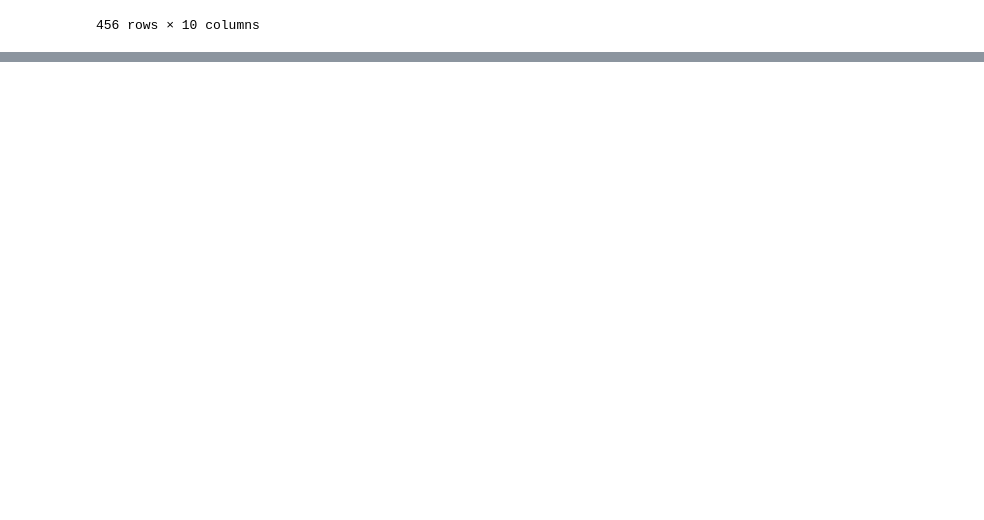
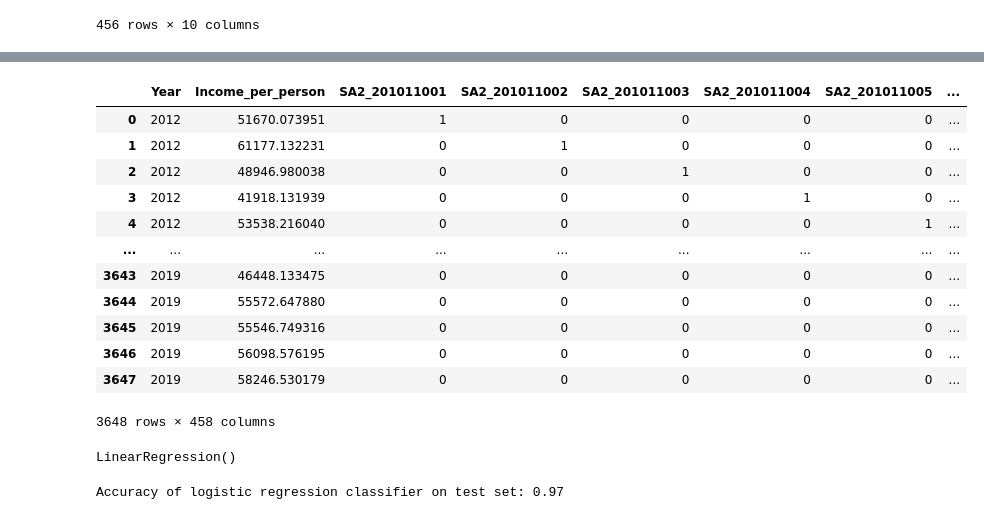
Before and after one commit to MAST30034-Applied-Data-Science/generic-real-estate-consulting-project-group-43, a Jupyter notebook: notebooks/External/income_predict.ipynb, the cells around one changed output, grey strips where cells are left out. Drawn from its saved outputs; the diff is of its cells as text; code cells hidden in the pictures; blank space fills up the shorter version.

Commit message:
predict 2020 - 2027 income per person

```diff
--- a/notebooks/External/income_predict.ipynb
+++ b/notebooks/External/income_predict.ipynb
@@ -24,0 +28,4 @@ from statsmodels.formula.api import ols
+# %%
+# https://stackoverflow.com/questions/28654047/convert-columns-into-rows-with-pandas
+income = income.melt(id_vars=["SA2", "SA2 NAME"], var_name = "Year", value_name="Income_per_person")
+income
@@ -24,0 +46,17 @@ from statsmodels.formula.api import ols
+# %%
+incomeDummies = pd.get_dummies(income, columns=['SA2']).drop(columns="SA2 NAME")
+incomeDummies
+# %% [output]
+|  | Year | Income_per_person | SA2_201011001 | SA2_201011002 | SA2_201011003 | SA2_201011004 | SA2_201011005 | ... |
+| 0 | 2012 | 51670.073951 | 1 | 0 | 0 | 0 | 0 | ... |
+| 1 | 2012 | 61177.132231 | 0 | 1 | 0 | 0 | 0 | ... |
+| 2 | 2012 | 48946.980038 | 0 | 0 | 1 | 0 | 0 | ... |
+| 3 | 2012 | 41918.131939 | 0 | 0 | 0 | 1 | 0 | ... |
+| 4 | 2012 | 53538.216040 | 0 | 0 | 0 | 0 | 1 | ... |
+| ... | ... | ... | ... | ... | ... | ... | ... | ... |
+| 3643 | 2019 | 46448.133475 | 0 | 0 | 0 | 0 | 0 | ... |
+| 3644 | 2019 | 55572.647880 | 0 | 0 | 0 | 0 | 0 | ... |
+| 3645 | 2019 | 55546.749316 | 0 | 0 | 0 | 0 | 0 | ... |
+| 3646 | 2019 | 56098.576195 | 0 | 0 | 0 | 0 | 0 | ... |
+| 3647 | 2019 | 58246.530179 | 0 | 0 | 0 | 0 | 0 | ... |
+3648 rows × 458 columns
@@ -24,0 +66,11 @@ from statsmodels.formula.api import ols
+# %%
+X_train, X_test, y_train, y_test = train_test_split(X, y, test_size=0.3, random_state=40)
+lm = LinearRegression()
+lm.fit(X_train, y_train.values.ravel())
+# %% [output]
+LinearRegression()
+# %%
+y_pred = lm.predict(X_test)
+print('Accuracy of logistic regression classifier on test set: {:.2f}'.format(lm.score(X_test, y_test)))
+# %% [output]
+Accuracy of logistic regression classifier on test set: 0.97
```
Also changed, not shown: parts of 8 cells of this notebook, 1 other file.
